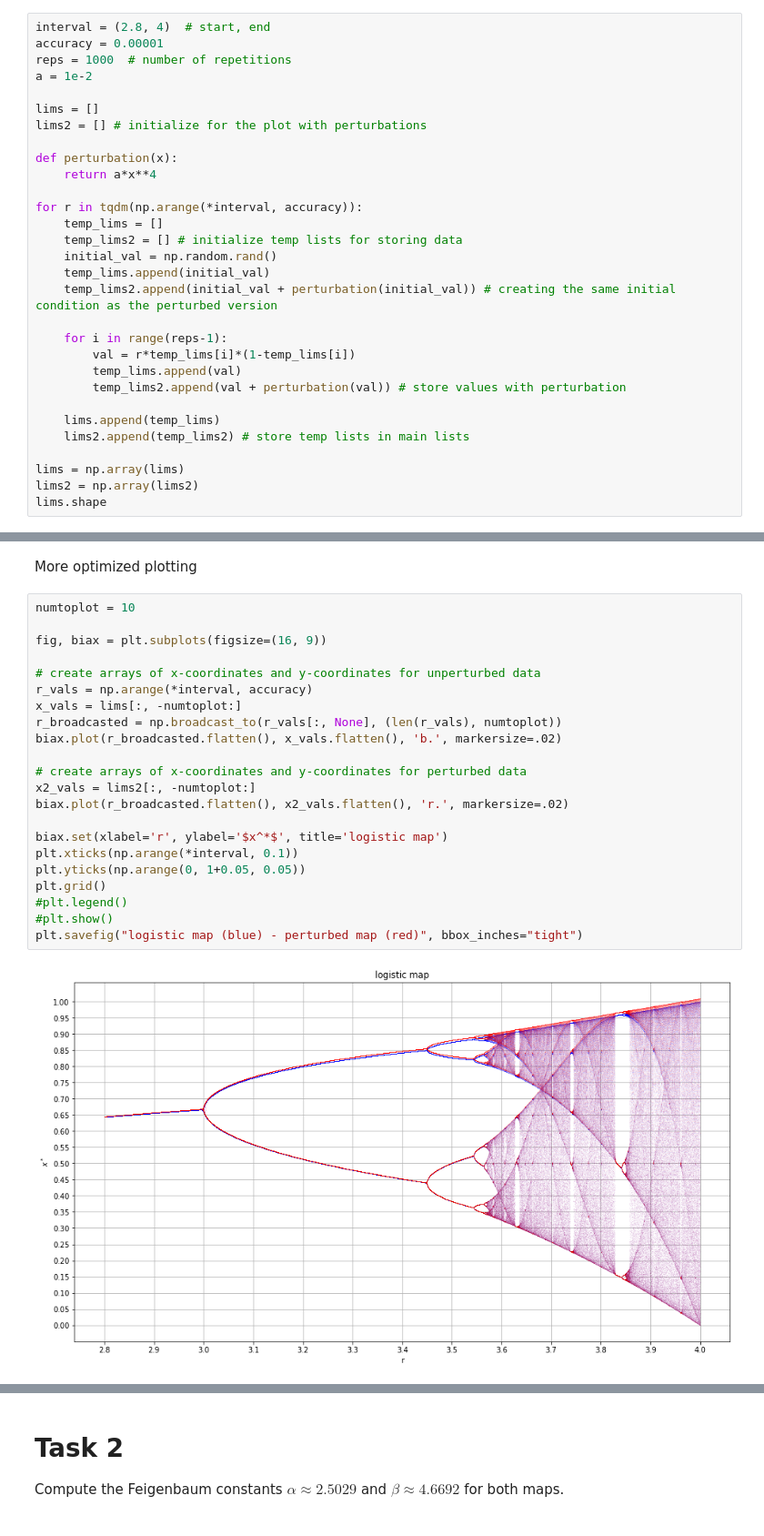
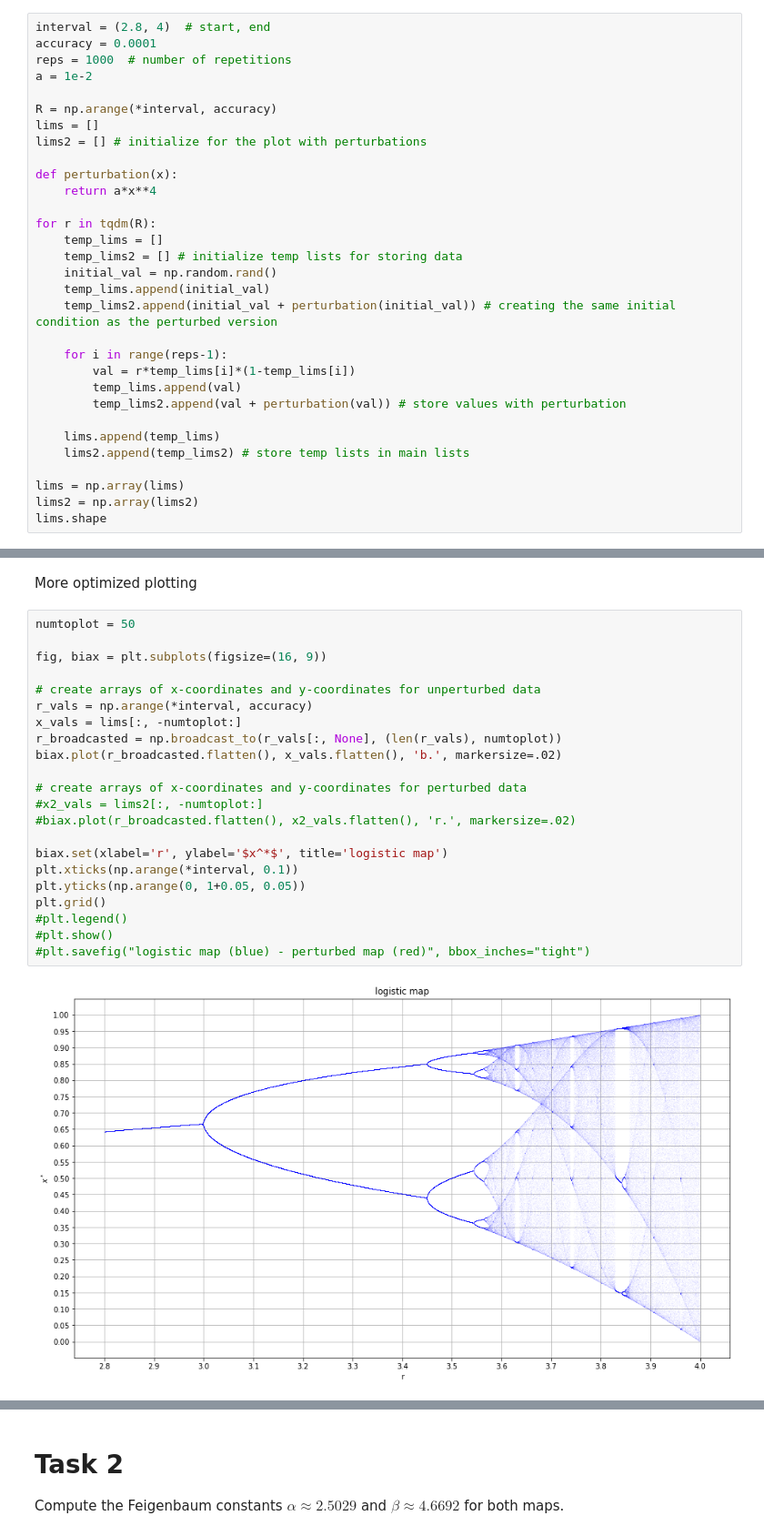
Before and after one commit to SunAndClouds/ComplexSystems, a Jupyter notebook: Lab1.ipynb, the cells around one changed output, grey strips where cells are left out. Shown at 91% size. Saved outputs shown, nothing was run; the diff lists cells and outputs as text.

```diff
--- a/Lab1.ipynb
+++ b/Lab1.ipynb
@@ -15,17 +15,18 @@ plt.rcParams["figure.figsize"] = [15, 7]
 # Task 1
 # %%
 interval = (2.8, 4)  # start, end
-accuracy = 0.00001
+accuracy = 0.0001
 reps = 1000  # number of repetitions
 a = 1e-2
 
+R = np.arange(*interval, accuracy)
 lims = []
 lims2 = [] # initialize for the plot with perturbations
 
 def perturbation(x):
     return a*x**4
 
-for r in tqdm(np.arange(*interval, accuracy)):
+for r in tqdm(R):
     temp_lims = []
     temp_lims2 = [] # initialize temp lists for storing data
     initial_val = np.random.rand()
@@ -48,26 +49,26 @@ lims.shape
 # %% [markdown]
 More optimized plotting
 # %%
-numtoplot = 10
+numtoplot = 50
 
 fig, biax = plt.subplots(figsize=(16, 9))
 
 # create arrays of x-coordinates and y-coordinates for unperturbed data
 r_vals = np.arange(*interval, accuracy)
 x_vals = lims[:, -numtoplot:]
 r_broadcasted = np.broadcast_to(r_vals[:, None], (len(r_vals), numtoplot))
 biax.plot(r_broadcasted.flatten(), x_vals.flatten(), 'b.', markersize=.02)
 
 # create arrays of x-coordinates and y-coordinates for perturbed data
-x2_vals = lims2[:, -numtoplot:]
-biax.plot(r_broadcasted.flatten(), x2_vals.flatten(), 'r.', markersize=.02)
+#x2_vals = lims2[:, -numtoplot:]
+#biax.plot(r_broadcasted.flatten(), x2_vals.flatten(), 'r.', markersize=.02)
 
 biax.set(xlabel='r', ylabel='$x^*$', title='logistic map')
 plt.xticks(np.arange(*interval, 0.1))
 plt.yticks(np.arange(0, 1+0.05, 0.05))
 plt.grid()
 #plt.legend()
 #plt.show()
-plt.savefig("logistic map (blue) - perturbed map (red)", bbox_inches="tight")
+#plt.savefig("logistic map (blue) - perturbed map (red)", bbox_inches="tight")
 # %% [output]
-[figure, old version]
+[figure, new version]
```
Also changed, not shown: parts of 12 cells of this notebook, 2 other files.
